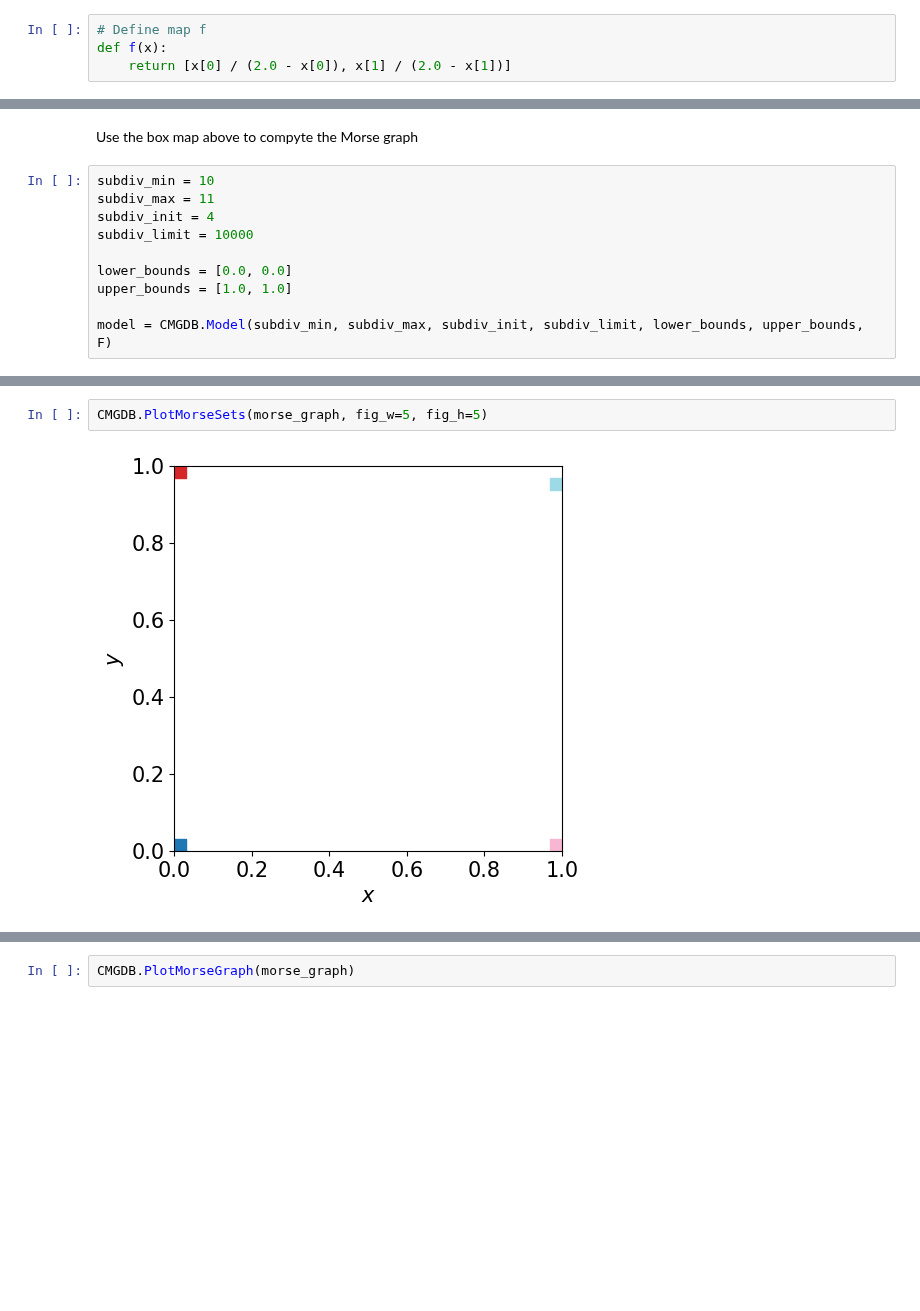
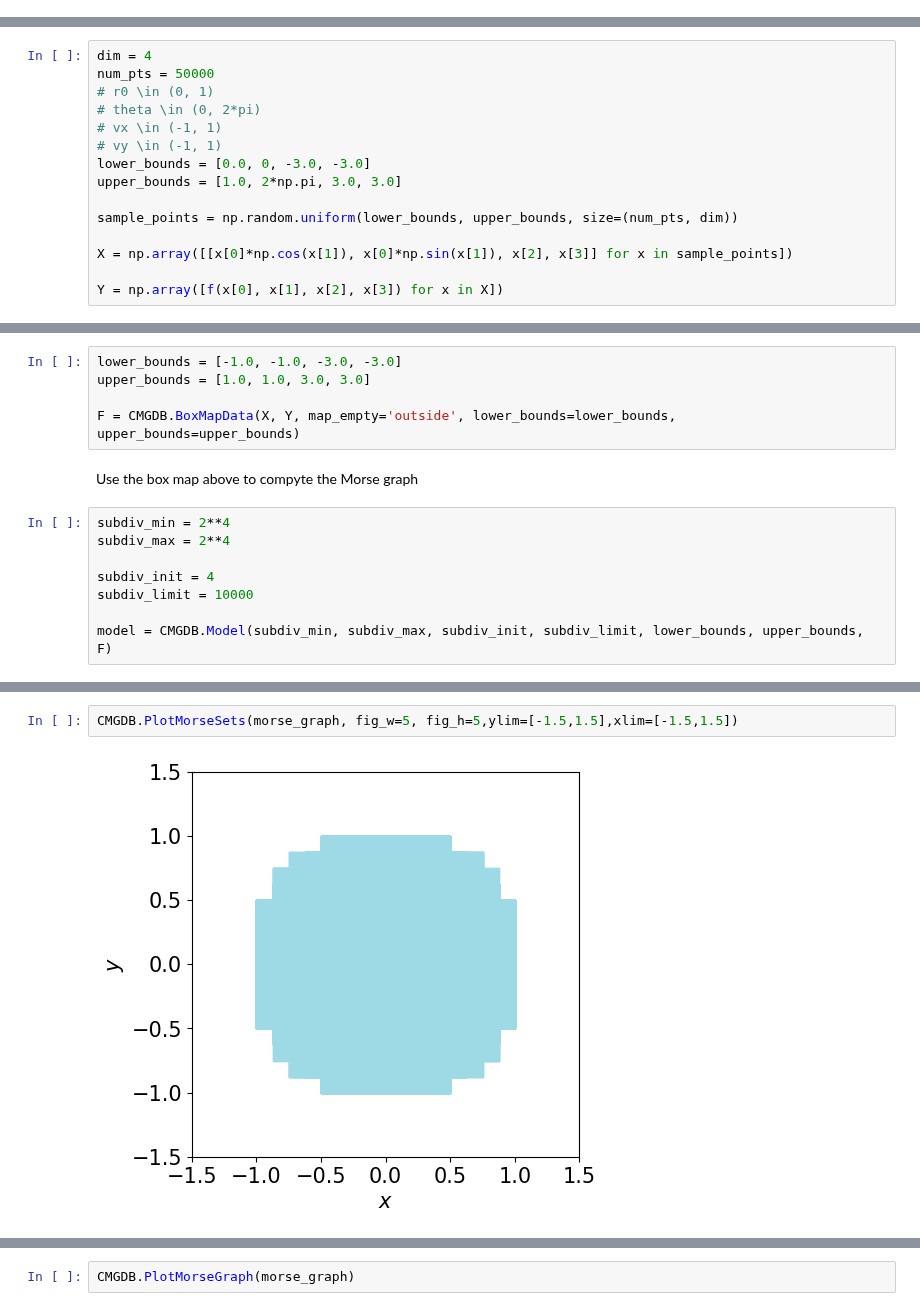
Before and after one commit to bernardorivas/CMGDB, a Jupyter notebook: examples/BoxMap_Hybrid.ipynb, the cells around one changed output, grey strips where cells are left out. Drawn from its saved outputs; the diff is of its cells as text; blank space fills up the shorter version.

```diff
--- a/examples/BoxMap_Hybrid.ipynb
+++ b/examples/BoxMap_Hybrid.ipynb
@@ -9,6 +12,2 @@ import time
 # %% [markdown]
 Define a map, a domain, and sample points to evaluate the map
-# %%
-# Define map f
-def f(x):
-    return [x[0] / (2.0 - x[0]), x[1] / (2.0 - x[1])]
@@ -28,3 +130,18 @@ Y = np.array([f(x) for x in X])
+# %%
+dim = 4
+num_pts = 50000
+# r0 \in (0, 1)
+# theta \in (0, 2*pi)
+# vx \in (-1, 1)
+# vy \in (-1, 1)
+lower_bounds = [0.0, 0, -3.0, -3.0]
+upper_bounds = [1.0, 2*np.pi, 3.0, 3.0]
+
+sample_points = np.random.uniform(lower_bounds, upper_bounds, size=(num_pts, dim))
+
+X = np.array([[x[0]*np.cos(x[1]), x[0]*np.sin(x[1]), x[2], x[3]] for x in sample_points])
+
+Y = np.array([f(x[0], x[1], x[2], x[3]) for x in X])
 # %%
 # Plot data
 plt.plot(X[:,0], X[:,1], 'ro', Y[:,0], Y[:,1], 'b*')
@@ -40,14 +157,17 @@ F = CMGDB.BoxMapData(X, Y)
+# %%
+lower_bounds = [-1.0, -1.0, -3.0, -3.0]
+upper_bounds = [1.0, 1.0, 3.0, 3.0]
+
+F = CMGDB.BoxMapData(X, Y, map_empty='outside', lower_bounds=lower_bounds, upper_bounds=upper_bounds)
 # %% [markdown]
 Use the box map above to compyte the Morse graph
 # %%
-subdiv_min = 10
-subdiv_max = 11
+subdiv_min = 2**4
+subdiv_max = 2**4
+
 subdiv_init = 4
 subdiv_limit = 10000
 
-lower_bounds = [0.0, 0.0]
-upper_bounds = [1.0, 1.0]
-
 model = CMGDB.Model(subdiv_min, subdiv_max, subdiv_init, subdiv_limit, lower_bounds, upper_bounds, F)
 # %%
 %%time
@@ -60,6 +191,6 @@ CMGDB.PlotMorseGraph(morse_graph)
 # %% [output]
 [drawing not drawn]
 # %%
-CMGDB.PlotMorseSets(morse_graph, fig_w=5, fig_h=5)
+CMGDB.PlotMorseSets(morse_graph, fig_w=5, fig_h=5,ylim=[-1.5,1.5],xlim=[-1.5,1.5])
 # %% [output]
-[figure, old version]
+[figure, new version]
```
Also changed, not shown: parts of 31 cells of this notebook, 1 other file.
